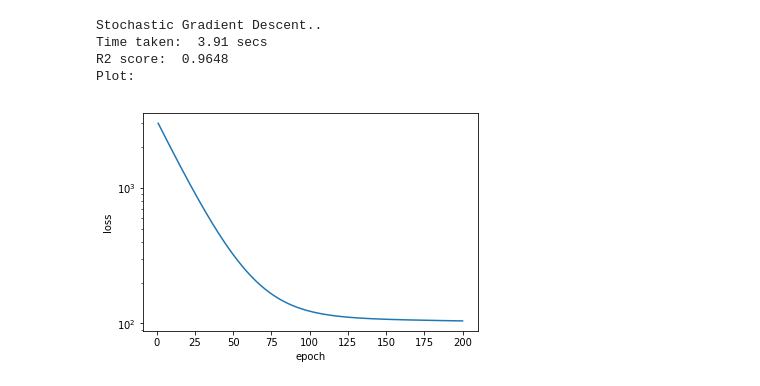
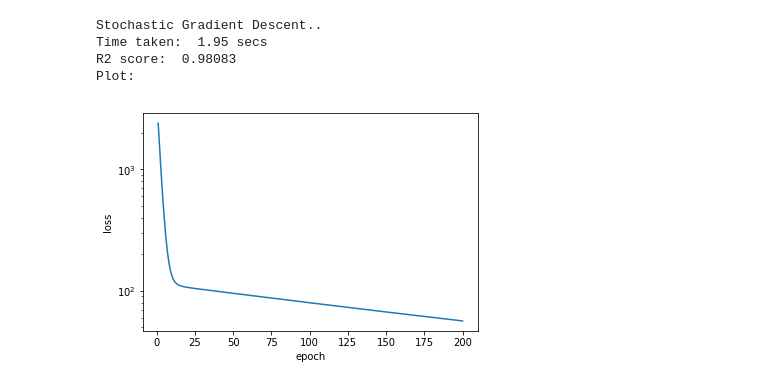
Before and after one commit to lucky-genius/mlassign2, a Jupyter notebook: Q1.ipynb, the cells around one changed output. Cells and saved outputs as stored; diff of their text form; code cells hidden in the pictures.

```diff
--- a/Q1.ipynb
+++ b/Q1.ipynb
@@ -23,23 +24,24 @@ start = time.time()
 m = 0
 c = 0
 prev_step = 1
-precision = 0.000001
-eta = 0.0005 # learning rate
+# precision = 0.000001
+eta = 0.001 # learning rate
 epoch = 0
-max_epochs = 2000 # no of iterations to run GD
-aggregate_loss = []
+max_epochs = 200 # no of iterations to run GD
+aggregate_loss_fgd = []
 
 # perform full gradient descent
-while prev_step > precision and epoch < max_epochs:
+while epoch < max_epochs:
+# while prev_step > precision and epoch < max_epochs:
     Y_pred = m * X + c
     loss = (1/n)* sum((Yn - Y_pred) ** 2)
-    aggregate_loss.append(loss)
+    aggregate_loss_fgd.append(loss)
     D_m = (-2/n) * sum((Yn - Y_pred) * X)
     D_c = (-2/n) * sum(Yn - Y_pred)
     prev_m = m
     m = m - eta * D_m
     c = c - eta * D_c
-    prev_step = abs(m - prev_m)
+#     prev_step = abs(m - prev_m)
     epoch += 1
 end = time.time()
 
@@ -49,20 +51,14 @@ Y_pred = m * X + c
 print("Full Gradient Descent..")
 print("Time taken: ", round(end - start, 2), "secs")
 print("No of iterations: ", epoch)
-print("R2 score: ", round(r2_score(Yn, Y_pred), 4))
+print("R2 score: ", round(r2_score(Yn, Y_pred), 5))
 
 # loss function plot
-x_axis = np.linspace(1, epoch, epoch, endpoint=True)
-plt.semilogy(x_axis, aggregate_loss)
+x_axis = np.linspace(1, max_epochs, max_epochs, endpoint=True)
+plt.semilogy(x_axis, aggregate_loss_fgd)
 plt.xlabel('epoch')
 plt.ylabel('loss')
 print("Plot: ")
 plt.show()
-
-# plot result
-# plt.scatter(X, Y)
-# print("Plot: ")
-# plt.plot([min(X), max(X)], [min(Y_pred), max(Y_pred)], color='red') # regression line
-# plt.show()
 # %% [output]
 Full Gradient Descent..
@@ -77,43 +73,43 @@ Plot:
 start = time.time()
 m = 0
 c = 0
-eta = 0.0001 # learning rate
+eta = 0.001 # learning rate
 epoch = 0
 max_epochs = 200 # no of iterations to run GD
-aggregate_loss = []
+aggregate_loss_sgd = []
 
 for epoch in range(max_epochs):
     Y_pred = np.empty(len(X))
     for i in range(len(X)):
         Y_pred[i] = (m * X[i] + c)
         D_m = eta * (-2/n) * ((Yn[i] - Y_pred[i]) * X[i])
         D_c = eta * (-2/n) * (Yn[i] - Y_pred[i])
         m = m - D_m
         c = c - D_c
     loss = (1/n)* sum((Yn - Y_pred) ** 2)
-    aggregate_loss.append(loss)
+    aggregate_loss_sgd.append(loss)
 end = time.time()
 
 # predict values
 Y_pred = m * X + c
 
 print("Stochastic Gradient Descent..")
 print("Time taken: ", round(end - start, 2), "secs")
-print("R2 score: ", round(r2_score(Yn, Y_pred), 4))
+print("R2 score: ", round(r2_score(Yn, Y_pred), 5))
 
 # loss function plot
-x_axis = np.linspace(1, epoch+1, epoch+1, endpoint=True)
-plt.semilogy(x_axis, aggregate_loss)
+x_axis = np.linspace(1, max_epochs, max_epochs, endpoint=True)
+plt.semilogy(x_axis, aggregate_loss_sgd)
 plt.xlabel('epoch')
 plt.ylabel('loss')
 print("Plot: ")
 plt.show()
 # %% [output]
 Stochastic Gradient Descent..
-Time taken:  3.91 secs
-R2 score:  0.9648
+Time taken:  1.95 secs
+R2 score:  0.98083
 Plot:
-[figure, old version]
+[figure, new version]
 # %%
 # SGD with momentum
 # initial slope and intercept for model
```
Also changed, not shown: parts of 6 cells of this notebook.
